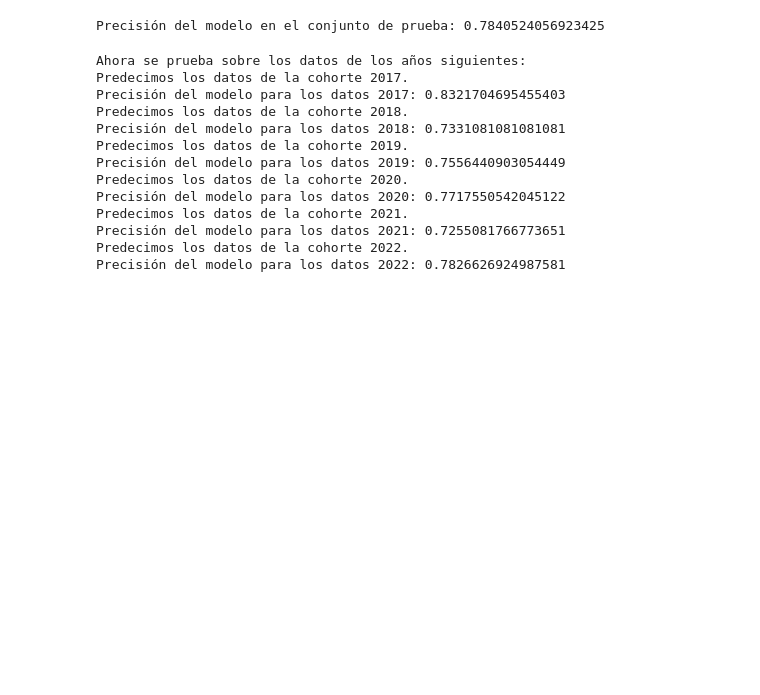
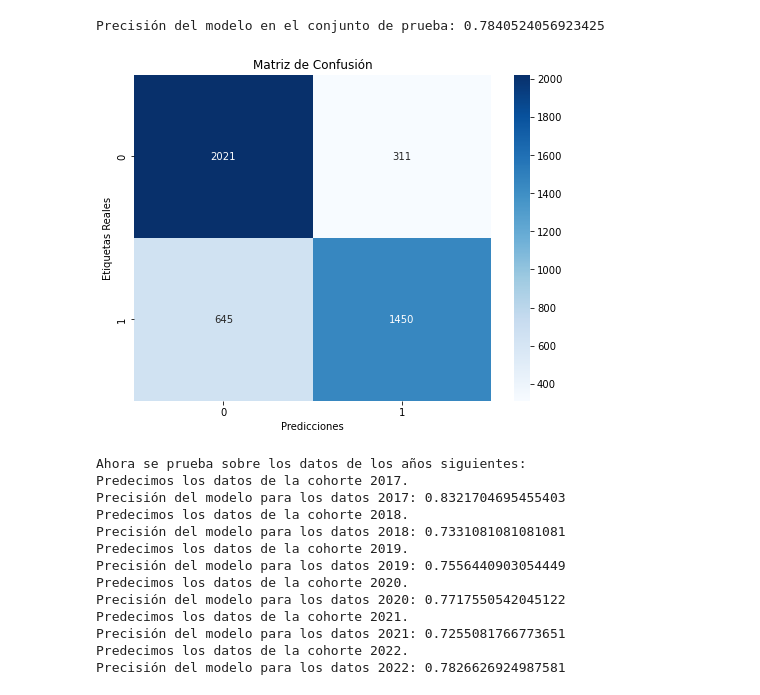
Before and after one commit to jumafernandez/ia-abandono, a Jupyter notebook: xgboost-tradicional.ipynb, the cells around one changed output. Cells and saved outputs as stored; diff of their text form; code cells hidden in the pictures; blank space fills up the shorter version.

```diff
--- a/xgboost-tradicional.ipynb
+++ b/xgboost-tradicional.ipynb
@@ -78,6 +78,23 @@ Se predice el conjunto de prueba y se calcula el accuracy.
 print(f"Precisión del modelo en el conjunto de prueba: {precision}")
 # %% [output]
 Precisión del modelo en el conjunto de prueba: 0.7840524056923425
+# %%
+import matplotlib.pyplot as plt
+import seaborn as sns
+from sklearn.metrics import confusion_matrix
+
+# Calcula la matriz de confusión
+confusion = confusion_matrix(y_prueba, y_pred)
+
+# Crea un mapa de calor (heatmap) para visualizar la matriz de confusión
+plt.figure(figsize=(8, 6))
+sns.heatmap(confusion, annot=True, fmt="d", cmap='Blues')
+plt.xlabel('Predicciones')
+plt.ylabel('Etiquetas Reales')
+plt.title('Matriz de Confusión')
+plt.show()
+# %% [output]
+[figure, added]
 # %%
 print("Ahora se prueba sobre los datos de los años siguientes: ")
 dict_anios = {}
```
